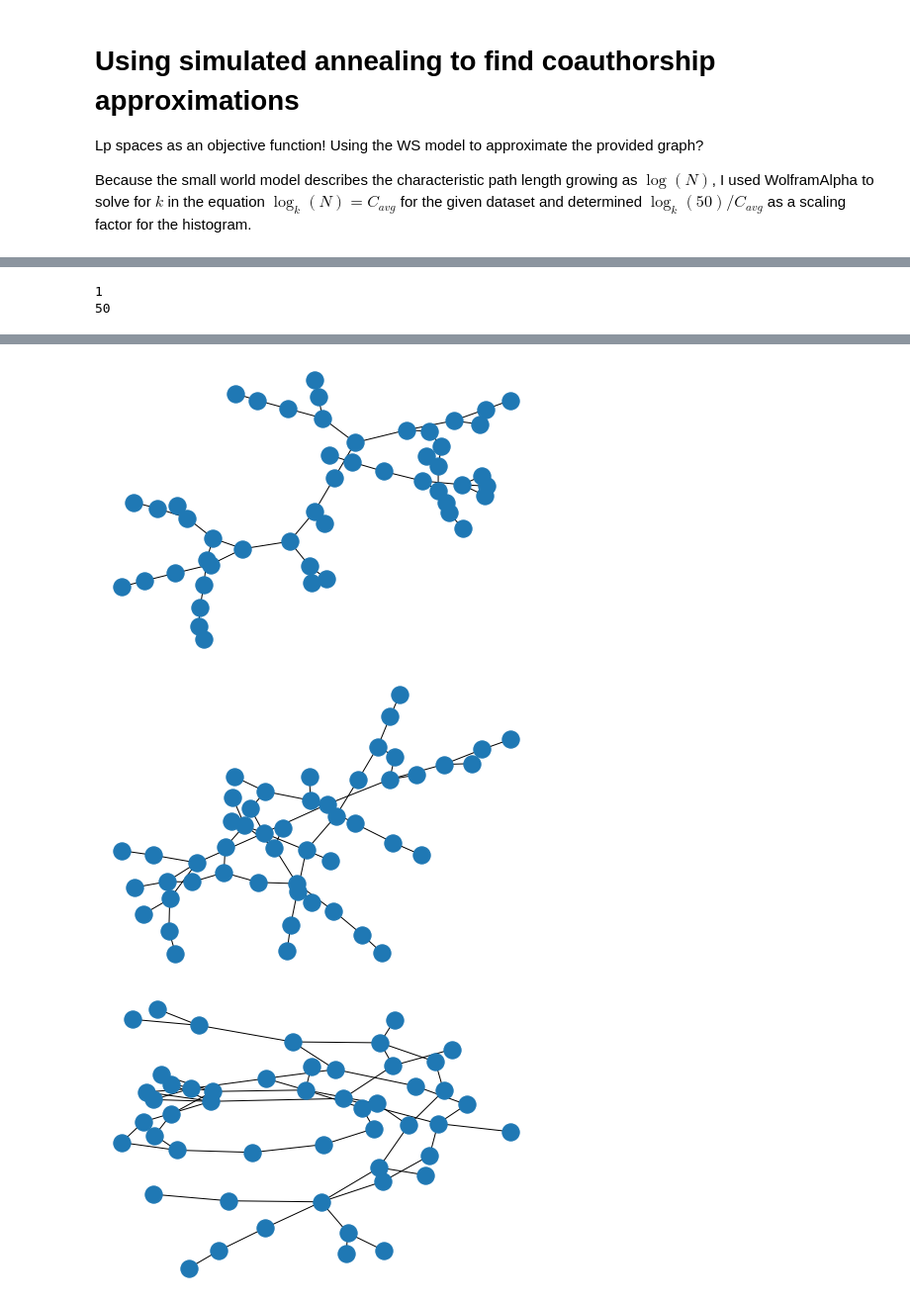
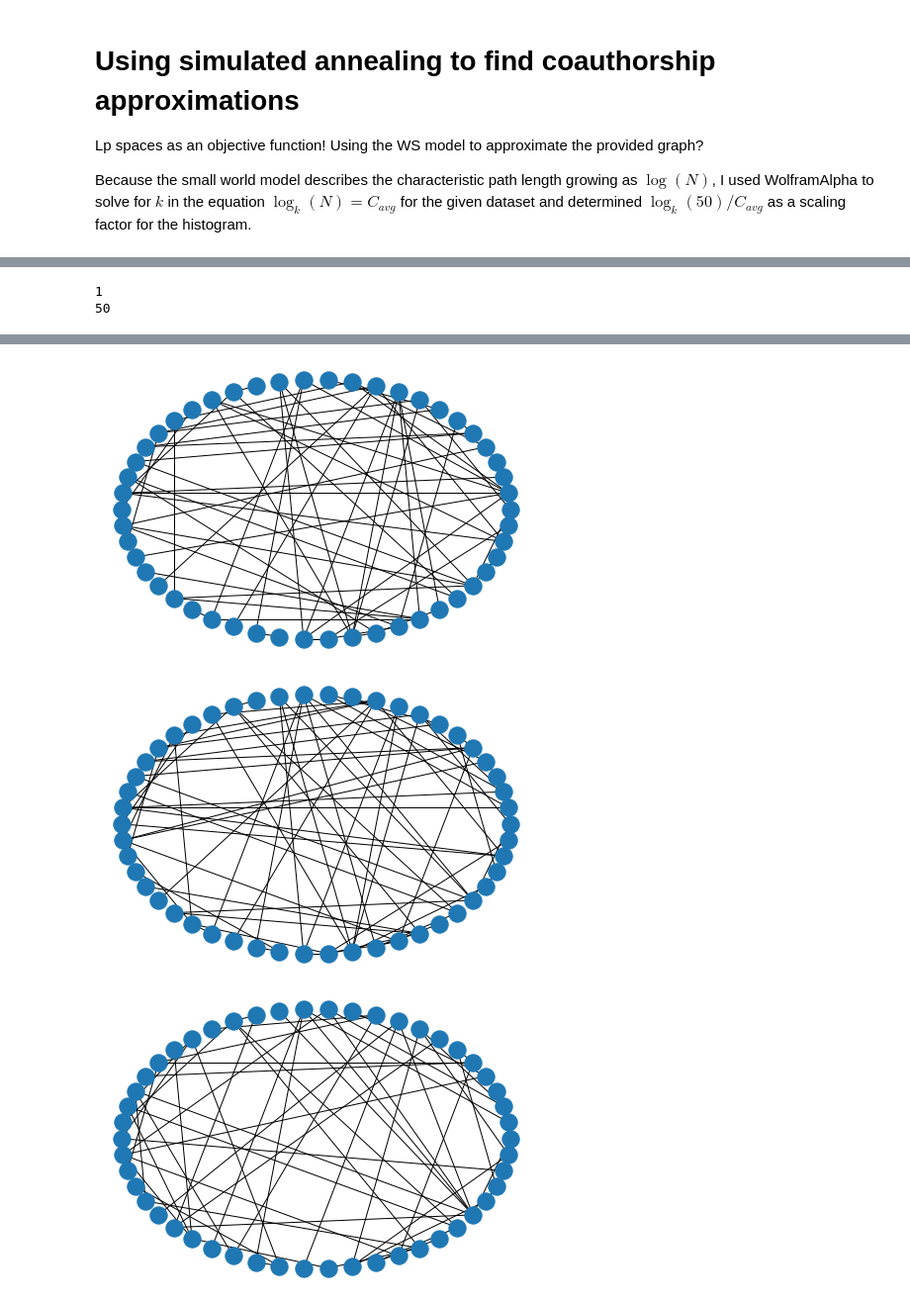
Before and after one commit to bcho04/coauth-approx, a Jupyter notebook: main.ipynb, the cells around one changed output, grey strips where cells are left out. Shown at 99% size. Drawn from its saved outputs; the diff is of its cells as text; code cells hidden in the pictures.

```diff
--- a/main.ipynb
+++ b/main.ipynb
@@ -179,0 +195,4 @@ print(np.average(list(L_i_sample.values())))
+# %%
+sample_L_n = random.sample(C_n, 200)
+
+sample_L = [np.average([nx.shortest_path_length(C,s,t) for t in sample_L_n]) for s in tqdm(sample_L_n)]
@@ -189,6 +231,9 @@ Because the small world model describes the characteristic path length growing a
 L_graph = np.histogram([k for k in list(L_i.values())], bins=np.linspace(0,12.5,51),density=True)
 L_prob = L_graph[0]
 
-plt.scatter(L_graph[1][:len(L_graph[0])], L_graph[0])
+L_sample_graph = np.histogram(sample_L, bins=np.linspace(0,12.5,51),density=True)
+L_sample_prob = L_sample_graph[0]
+
+plt.scatter(L_sample_graph[1][:len(L_sample_graph[0])], L_sample_graph[0])
 plt.show()
 # %% [output]
@@ -207,15 +252,20 @@ def select_move(G):
 def energy_function(G):
     GL_i = np.array([np.average(list(nx.shortest_path_length(G,k).values())) for k in G.nodes()])
     GL_prob = np.histogram(GL_i, bins=np.linspace(0,12.5,51),density=True)[0]
+    return np.sum((GL_prob-L_sample_prob)**2)**(1/2)
+
+def final_energy_function(G): # With the full distribution
+    GL_i = np.array([np.average(list(nx.shortest_path_length(G,k).values())) for k in G.nodes()])
+    GL_prob = np.histogram(GL_i, bins=np.linspace(0,12.5,51),density=True)[0]
     return np.sum((GL_prob-L_prob)**2)**(1/2)
 
 #We use discrete L_p spaces.
 def acceptance_probability(G,G_new,T):
     return max(1.0, np.exp(-(energy_function(G_new)-energy_function(G))/(T+1e-12)))
 # %%
-# Start with a WS graph.
+# Start with a WS or circle graph.
 STEPS = 500
-TEMPERATURE = 1e-6
+TEMPERATURE = 5e-7
 energy_time = []
 
 SA = nx.generators.random_graphs.watts_strogatz_graph(50,2,0.00) # seed 4552?
@@ -244,9 +294,10 @@ for step in range(STEPS):
     if(energy_function(SA) < min_energy):
         min_energy = energy_function(SA)
         best_graph = SA.copy()
+
     energy_time.append(energy_function(SA))
     if(step % 50 == 0):
-        nx.draw(SA)
+        nx.draw_circular(SA)
         plt.show()
 # %% [output]
 1
@@ -259,3 +310,3 @@ for step in range(STEPS):
-[figure, old version]
+[figure, new version]
-[figure, old version]
+[figure, new version]
-[figure, old version]
+[figure, new version]
```
Also changed, not shown: parts of 28 cells of this notebook.
